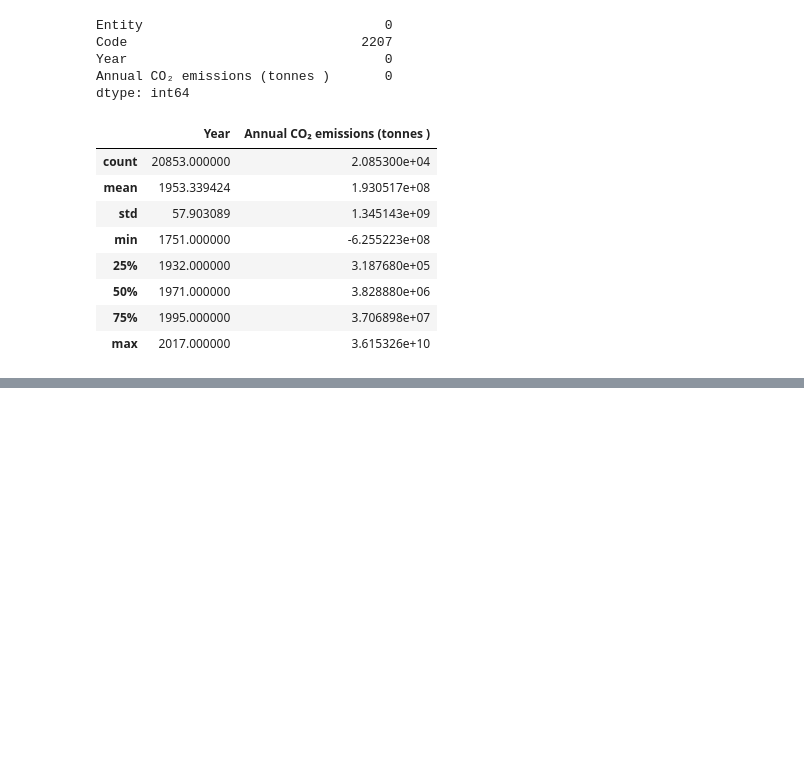
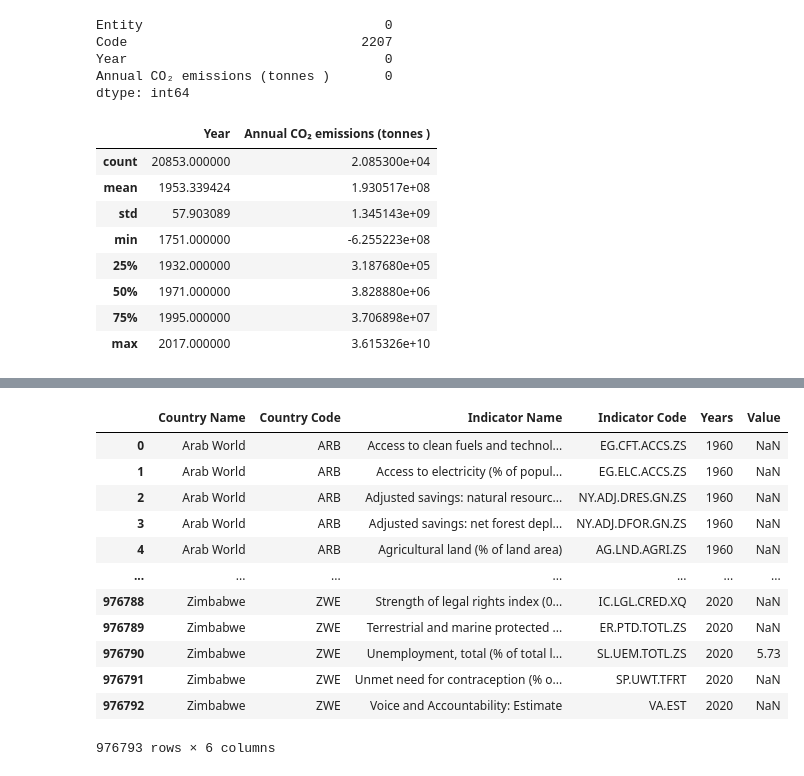
Before and after one commit to mayankbphc/ESG_Predictive_Modelling, a Jupyter notebook: Code.ipynb, the cells around one changed output, grey strips where cells are left out. Saved outputs shown, nothing was run; the diff lists cells and outputs as text; code cells hidden in the pictures; blank space fills up the shorter version.

```diff
--- a/Code.ipynb
+++ b/Code.ipynb
@@ -52,0 +66,3 @@ Emission_data[Emission_data.Code.isnull()==True]
+# %%
+ESG_Data = pd.read_csv("ESG_Data.csv")
+ESG_Data.head()
@@ -52,0 +96,3 @@ Emission_data[Emission_data.Code.isnull()==True]
+# %%
+ESG_Data = ESG_Data.iloc[:,:65]
+ESG_Data.head()
@@ -52,0 +107,21 @@ Emission_data[Emission_data.Code.isnull()==True]
+# %%
+ESG_Data = ESG_Data.melt(id_vars = ["Country Name", "Country Code", "Indicator Name", "Indicator Code"],
+             var_name = "Years",
+             value_name = "Value")
+# %%
+ESG_Data['Years'] = pd.to_numeric(ESG_Data['Years'])
+ESG_Data
+# %% [output]
+|  | Country Name | Country Code | Indicator Name | Indicator Code | Years | Value |
+| 0 | Arab World | ARB | Access to clean fuels and technol... | EG.CFT.ACCS.ZS | 1960 | NaN |
+| 1 | Arab World | ARB | Access to electricity (% of popul... | EG.ELC.ACCS.ZS | 1960 | NaN |
+| 2 | Arab World | ARB | Adjusted savings: natural resourc... | NY.ADJ.DRES.GN.ZS | 1960 | NaN |
+| 3 | Arab World | ARB | Adjusted savings: net forest depl... | NY.ADJ.DFOR.GN.ZS | 1960 | NaN |
+| 4 | Arab World | ARB | Agricultural land (% of land area) | AG.LND.AGRI.ZS | 1960 | NaN |
+| ... | ... | ... | ... | ... | ... | ... |
+| 976788 | Zimbabwe | ZWE | Strength of legal rights index (0... | IC.LGL.CRED.XQ | 2020 | NaN |
+| 976789 | Zimbabwe | ZWE | Terrestrial and marine protected ... | ER.PTD.TOTL.ZS | 2020 | NaN |
+| 976790 | Zimbabwe | ZWE | Unemployment, total (% of total l... | SL.UEM.TOTL.ZS | 2020 | 5.73 |
+| 976791 | Zimbabwe | ZWE | Unmet need for contraception (% o... | SP.UWT.TFRT | 2020 | NaN |
+| 976792 | Zimbabwe | ZWE | Voice and Accountability: Estimate | VA.EST | 2020 | NaN |
+976793 rows × 6 columns
```
Also changed, not shown: parts of 24 cells of this notebook.
